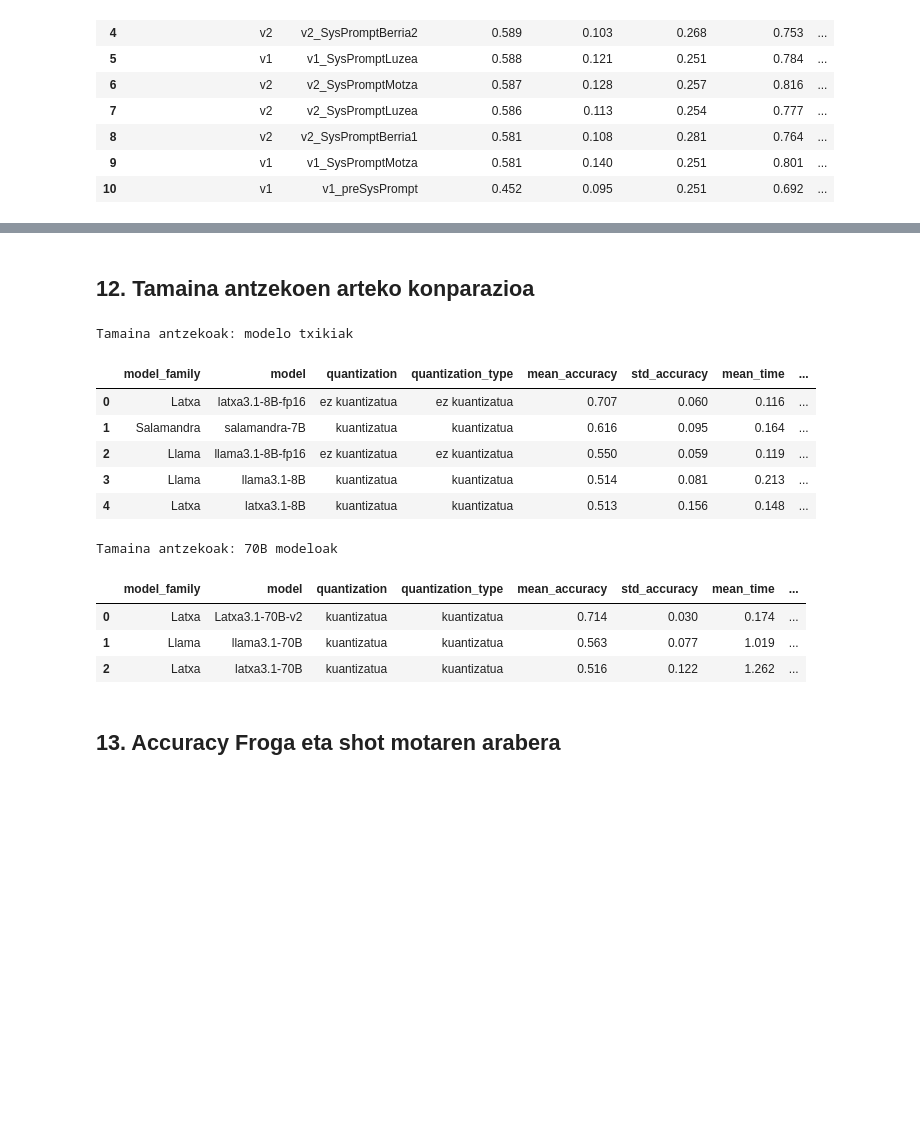
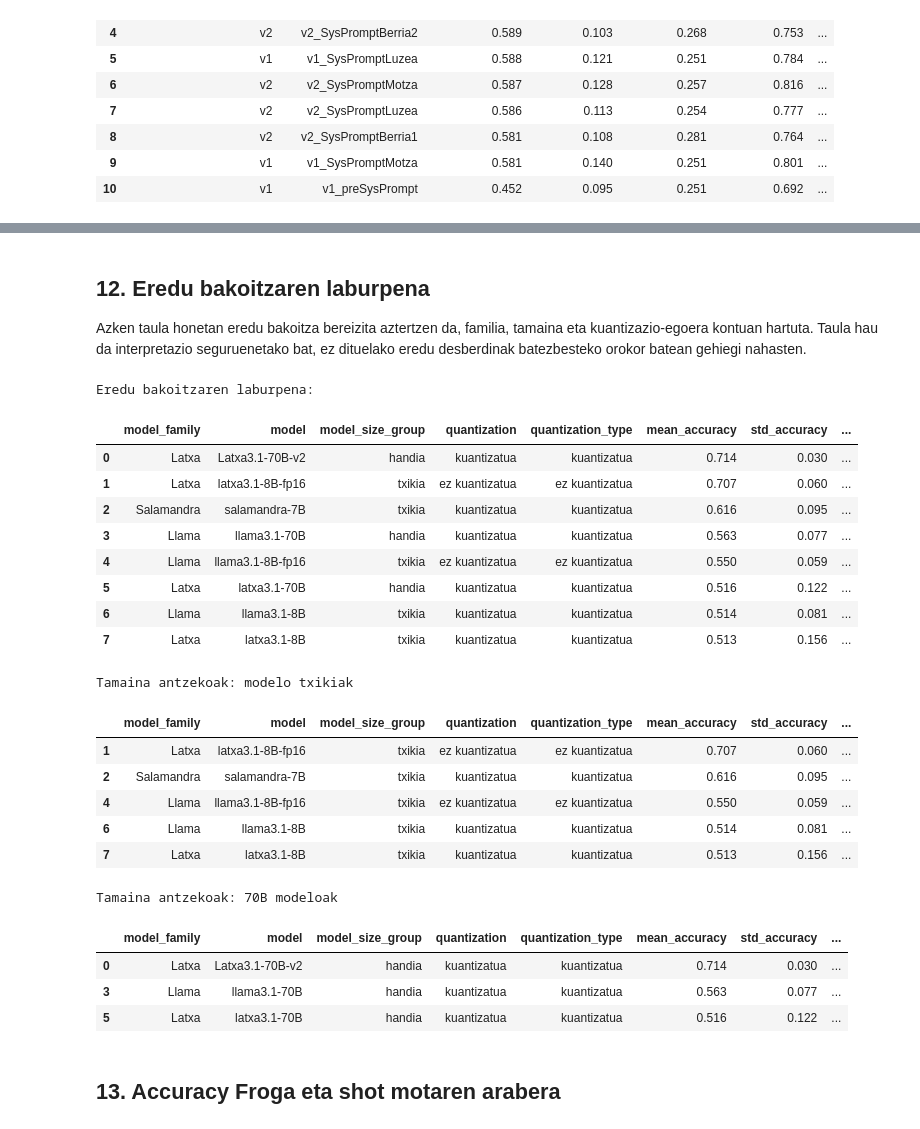
Before and after one commit to Hodesi33/Hodei_GRaL, a Jupyter notebook: sentiment_analysis/result_analysis.ipynb, the cells around one changed output, grey strips where cells are left out. Cells and saved outputs as stored; diff of their text form; code cells hidden in the pictures; blank space fills up the shorter version.

Commit message:
result_analysis updated

```diff
--- a/sentiment_analysis/result_analysis.ipynb
+++ b/sentiment_analysis/result_analysis.ipynb
@@ -1566,40 +1678,55 @@ Latxa eta Llama tamaina + kuantizazio motaren arabera:
 # %% [markdown]
-## 12. Tamaina antzekoen arteko konparazioa
+## 12. Eredu bakoitzaren laburpena
+
+Azken taula honetan eredu bakoitza bereizita aztertzen da, familia, tamaina eta kuantizazio-egoera kontuan hartuta. Taula hau da interpretazio seguruenetako bat, ez dituelako eredu desberdinak batezbesteko orokor batean gehiegi nahasten.
 # %%
-small_similar_models = summarize_by(
+model_level_summary = summarize_by(
     df_analysis[
-        (df_analysis["model_size_group"] == "txikia") &
-        (df_analysis["model_family"].isin(["Latxa", "Llama", "Salamandra"]))
+        df_analysis["model_family"].isin(["Latxa", "Llama", "Salamandra"]) &
+        df_analysis["model_size_group"].isin(["txikia", "handia"])
     ],
-    ["model_family", "model", "quantization", "quantization_type"]
+    ["model_family", "model", "model_size_group", "quantization", "quantization_type"]
 )
 
-large_similar_models = summarize_by(
-    df_analysis[
-        (df_analysis["model_size_group"] == "handia") &
-        (df_analysis["model_family"].isin(["Latxa", "Llama"]))
-    ],
-    ["model_family", "model", "quantization", "quantization_type"]
-)
+small_similar_models = model_level_summary[
+    model_level_summary["model_size_group"] == "txikia"
+].copy()
+
+large_similar_models = model_level_summary[
+    model_level_summary["model_size_group"] == "handia"
+].copy()
+
+print("Eredu bakoitzaren laburpena:")
+display(model_level_summary)
 
 print("Tamaina antzekoak: modelo txikiak")
 display(small_similar_models)
 
 print("Tamaina antzekoak: 70B modeloak")
 display(large_similar_models)
 # %% [output]
-Tamaina antzekoak: modelo txikiak
+Eredu bakoitzaren laburpena:
-|  | model_family | model | quantization | quantization_type | mean_accuracy | std_accuracy | mean_time | ... |
-| 0 | Latxa | latxa3.1-8B-fp16 | ez kuantizatua | ez kuantizatua | 0.707 | 0.060 | 0.116 | ... |
-| 1 | Salamandra | salamandra-7B | kuantizatua | kuantizatua | 0.616 | 0.095 | 0.164 | ... |
-| 2 | Llama | llama3.1-8B-fp16 | ez kuantizatua | ez kuantizatua | 0.550 | 0.059 | 0.119 | ... |
-| 3 | Llama | llama3.1-8B | kuantizatua | kuantizatua | 0.514 | 0.081 | 0.213 | ... |
-| 4 | Latxa | latxa3.1-8B | kuantizatua | kuantizatua | 0.513 | 0.156 | 0.148 | ... |
+|  | model_family | model | model_size_group | quantization | quantization_type | mean_accuracy | std_accuracy | ... |
+| 0 | Latxa | Latxa3.1-70B-v2 | handia | kuantizatua | kuantizatua | 0.714 | 0.030 | ... |
+| 1 | Latxa | latxa3.1-8B-fp16 | txikia | ez kuantizatua | ez kuantizatua | 0.707 | 0.060 | ... |
+| 2 | Salamandra | salamandra-7B | txikia | kuantizatua | kuantizatua | 0.616 | 0.095 | ... |
+| 3 | Llama | llama3.1-70B | handia | kuantizatua | kuantizatua | 0.563 | 0.077 | ... |
+| 4 | Llama | llama3.1-8B-fp16 | txikia | ez kuantizatua | ez kuantizatua | 0.550 | 0.059 | ... |
+| 5 | Latxa | latxa3.1-70B | handia | kuantizatua | kuantizatua | 0.516 | 0.122 | ... |
+| 6 | Llama | llama3.1-8B | txikia | kuantizatua | kuantizatua | 0.514 | 0.081 | ... |
+| 7 | Latxa | latxa3.1-8B | txikia | kuantizatua | kuantizatua | 0.513 | 0.156 | ... |
-Tamaina antzekoak: 70B modeloak
+Tamaina antzekoak: modelo txikiak
-|  | model_family | model | quantization | quantization_type | mean_accuracy | std_accuracy | mean_time | ... |
-| 0 | Latxa | Latxa3.1-70B-v2 | kuantizatua | kuantizatua | 0.714 | 0.030 | 0.174 | ... |
-| 1 | Llama | llama3.1-70B | kuantizatua | kuantizatua | 0.563 | 0.077 | 1.019 | ... |
-| 2 | Latxa | latxa3.1-70B | kuantizatua | kuantizatua | 0.516 | 0.122 | 1.262 | ... |
+|  | model_family | model | model_size_group | quantization | quantization_type | mean_accuracy | std_accuracy | ... |
+| 1 | Latxa | latxa3.1-8B-fp16 | txikia | ez kuantizatua | ez kuantizatua | 0.707 | 0.060 | ... |
+| 2 | Salamandra | salamandra-7B | txikia | kuantizatua | kuantizatua | 0.616 | 0.095 | ... |
+| 4 | Llama | llama3.1-8B-fp16 | txikia | ez kuantizatua | ez kuantizatua | 0.550 | 0.059 | ... |
+| 6 | Llama | llama3.1-8B | txikia | kuantizatua | kuantizatua | 0.514 | 0.081 | ... |
+| 7 | Latxa | latxa3.1-8B | txikia | kuantizatua | kuantizatua | 0.513 | 0.156 | ... |
+Tamaina antzekoak: 70B modeloak
+|  | model_family | model | model_size_group | quantization | quantization_type | mean_accuracy | std_accuracy | ... |
+| 0 | Latxa | Latxa3.1-70B-v2 | handia | kuantizatua | kuantizatua | 0.714 | 0.030 | ... |
+| 3 | Llama | llama3.1-70B | handia | kuantizatua | kuantizatua | 0.563 | 0.077 | ... |
+| 5 | Latxa | latxa3.1-70B | handia | kuantizatua | kuantizatua | 0.516 | 0.122 | ... |
 # %% [markdown]
 ## 13. Accuracy Froga eta shot motaren arabera
 # %%
```
Also changed, not shown: parts of 7 cells of this notebook.
